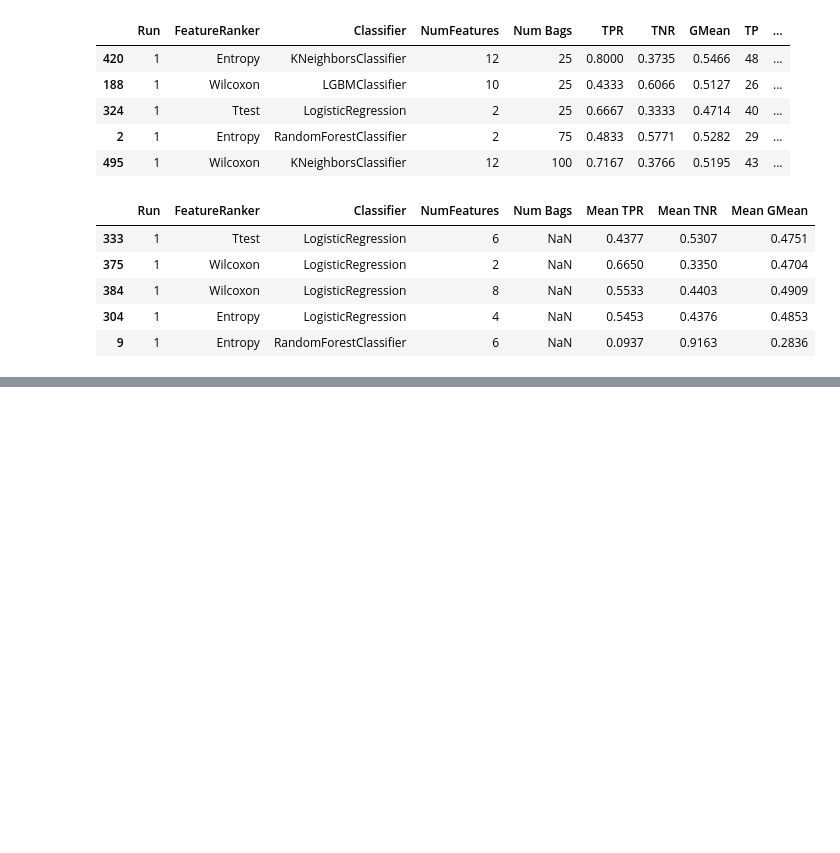
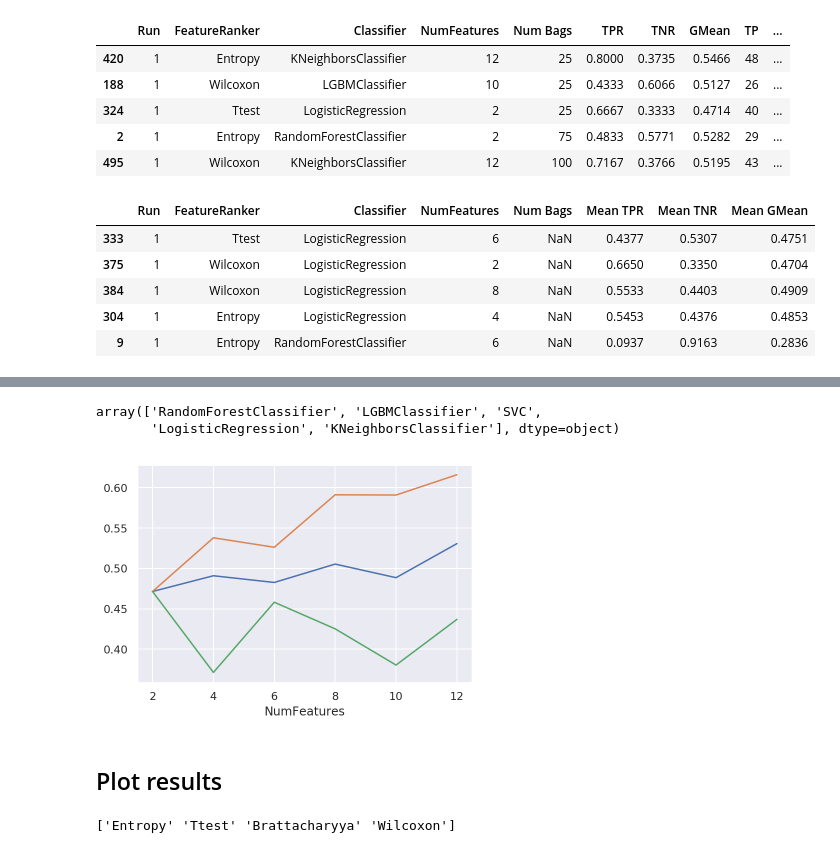
Before and after one commit to Robert-Aduviri/genomic-causality-prediction, a Jupyter notebook: SVMExperiments/09 - Results.ipynb, the cells around one changed output, grey strips where cells are left out. Cells and saved outputs as stored; diff of their text form; code cells hidden in the pictures; blank space fills up the shorter version.

```diff
--- a/SVMExperiments/09 - Results.ipynb
+++ b/SVMExperiments/09 - Results.ipynb
@@ -253,0 +459,15 @@ means.sample(5)
+# %%
+df.Classifier.unique()
+# %% [output]
+array(['RandomForestClassifier', 'LGBMClassifier', 'SVC',
+       'LogisticRegression', 'KNeighborsClassifier'], dtype=object)
+# %%
+plot_classifier(df, 'SVC', ['mean', 'max', 'min'])
+# %% [output]
+[figure, added]
+# %% [markdown]
+## Plot results
+# %%
+print(results.FeatureRanker.unique())
+# %% [output]
+['Entropy' 'Ttest' 'Brattacharyya' 'Wilcoxon']
```
Also changed, not shown: parts of 42 cells of this notebook, 2 other files.
